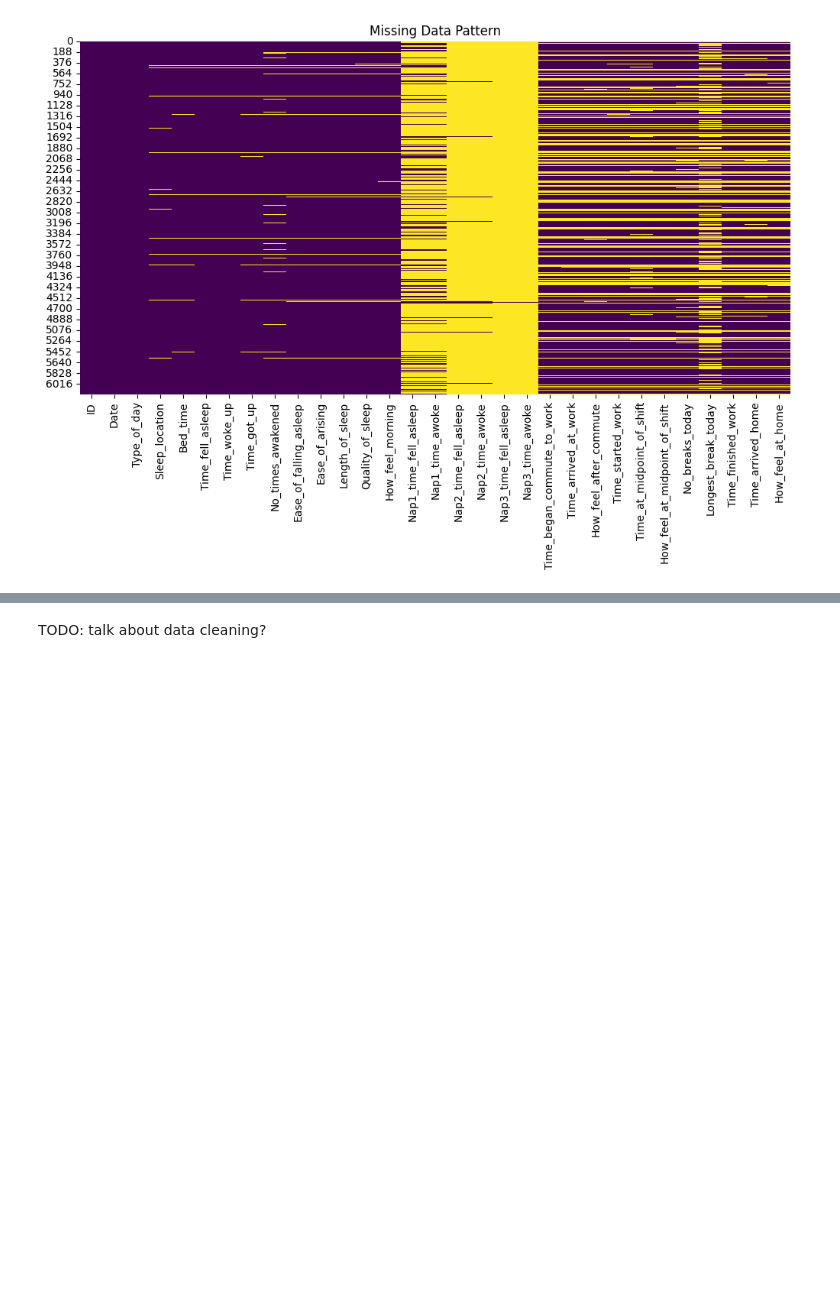
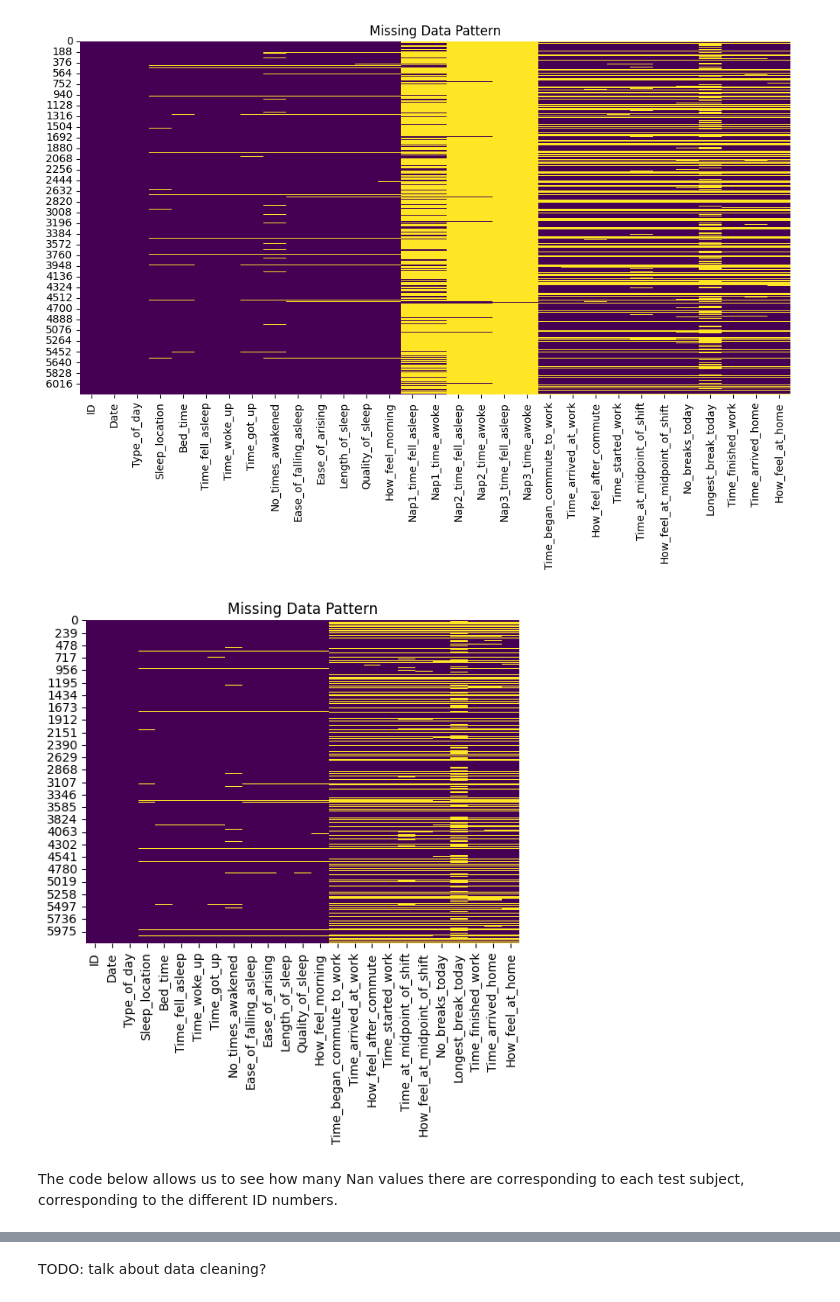
Before and after one commit to sarahwinters64/mn_sw_portfolio_projects, a Jupyter notebook: Project Vol3B/Data Cleaning & Description.ipynb, the cells around one changed output, grey strips where cells are left out. Saved outputs shown, nothing was run; the diff lists cells and outputs as text; code cells hidden in the pictures; blank space fills up the shorter version.

Commit message:
the graph master does it again

```diff
--- a/Project Vol3B/Data Cleaning & Description.ipynb
+++ b/Project Vol3B/Data Cleaning & Description.ipynb
@@ -109,3 +109,12 @@ plt.show()
 [figure]
 # %%
 # TODO Handle missing data and drop columns etc etc!! This is where we will actually clean the data
+# drop the columns about naps
+no_nap_dispatcher = dispatcher_data.drop(['Nap1_time_fell_asleep', 'Nap1_time_awoke', 'Nap2_time_fell_asleep', 'Nap2_time_awoke', 'Nap3_time_fell_asleep', 'Nap3_time_awoke'], axis=1)
+sns.heatmap(no_nap_dispatcher.isnull(), cbar=False, cmap='viridis')
+plt.title("Missing Data Pattern")
+plt.show()
+# %% [output]
+[figure, added]
+# %% [markdown]
+The code below allows us to see how many Nan values there are corresponding to each test subject, corresponding to the different ID numbers.
```
Also changed, not shown: parts of 6 cells of this notebook.
